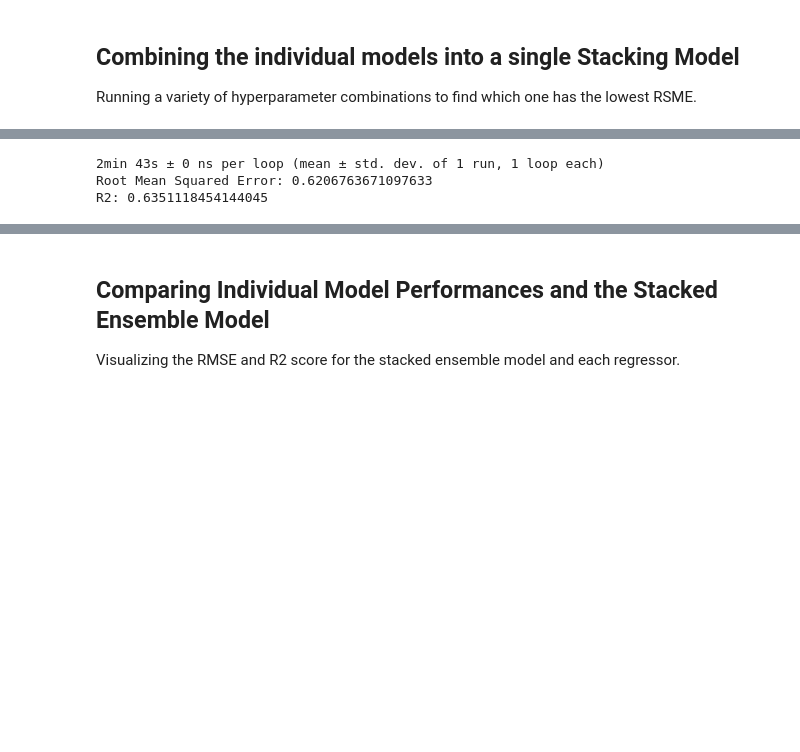
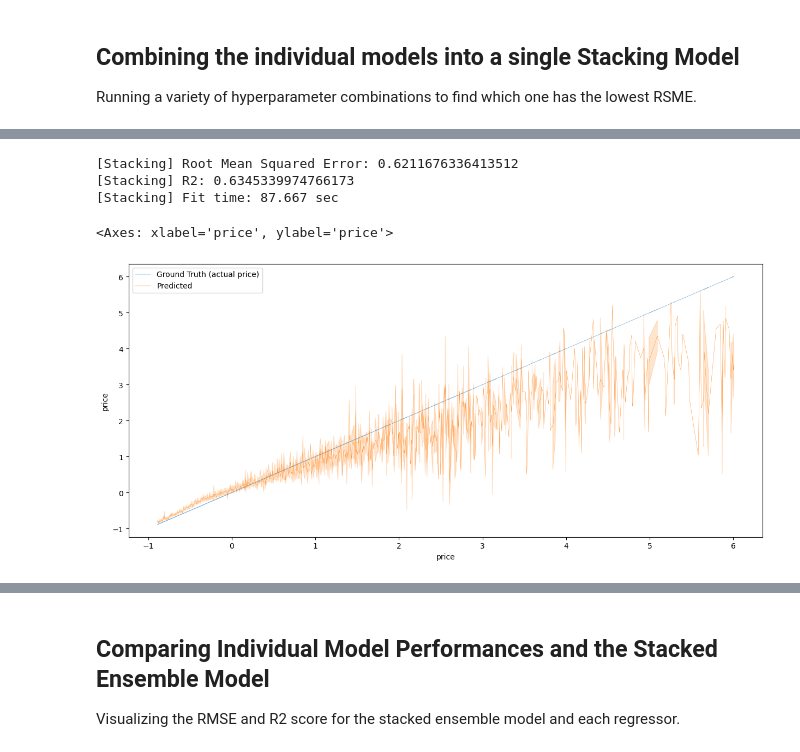
Before and after one commit to THE-MOLECULAR-MAN/portfolio_examples, a Jupyter notebook: python/predicting_airbnb_prices/predicting_airbnb_prices_stacking_model.ipynb, the cells around one changed output, grey strips where cells are left out. Drawn from its saved outputs; the diff is of its cells as text; code cells hidden in the pictures; blank space fills up the shorter version.

```diff
--- a/python/predicting_airbnb_prices/predicting_airbnb_prices_stacking_model.ipynb
+++ b/python/predicting_airbnb_prices/predicting_airbnb_prices_stacking_model.ipynb
@@ -227,14 +322,36 @@ estimators_best = [("DT", DecisionTreeRegressor(max_depth=8)),
 
 # stacking_model = StackingRegressor(estimators=estimators_best, cv=3, passthrough=False)
 stacking_best_model = StackingRegressor(estimators_best)
-%timeit -n1 -r1 stacking_best_model.fit(X_train, y_train)
+# %timeit -n1 -r1 stacking_best_model.fit(X_train, y_train)
+
+stacking_time_start = time.time()
+stacking_best_model.fit(X_train, y_train)
+stacking_time_stop = time.time()
+stacking_time = stacking_time_stop - stacking_time_start
+
 stacking_best_pred = stacking_best_model.predict(X_test)
 rmse = np.sqrt(mean_squared_error(y_test, stacking_best_pred))
 r2 = r2_score(y_test, stacking_best_pred)
 
-print('Root Mean Squared Error: {0}'.format(rmse))
-print('R2: {0}'.format(r2))
+print('[Stacking] Root Mean Squared Error: {0}'.format(rmse))
+print('[Stacking] R2: {0}'.format(r2))
+print(f'[Stacking] Fit time: {round(stacking_time, 3)} sec')
 # %% [output]
-2min 43s ± 0 ns per loop (mean ± std. dev. of 1 run, 1 loop each)
-Root Mean Squared Error: 0.6206763671097633
-R2: 0.6351118454144045
+[Stacking] Root Mean Squared Error: 0.6211676336413512
+[Stacking] R2: 0.6345339974766173
+[Stacking] Fit time: 87.667 sec
+# %%
+# whole entire dataset plot
+y_whole_dataset = stacking_best_model.predict(X)
+
+fig = plt.figure(figsize=(15, 6.5))
+ax = fig.add_subplot(111)
+
+sns.lineplot(x=y, y=y, linewidth=0.3,
+                legend="full", label='Ground Truth (actual price)')
+
+sns.lineplot(x=y, y=y_whole_dataset, linewidth=0.3,
+                legend="full", label='Predicted')
+# %% [output]
+<Axes: xlabel='price', ylabel='price'>
+[figure, added]
```
Also changed, not shown: parts of 23 cells of this notebook.
